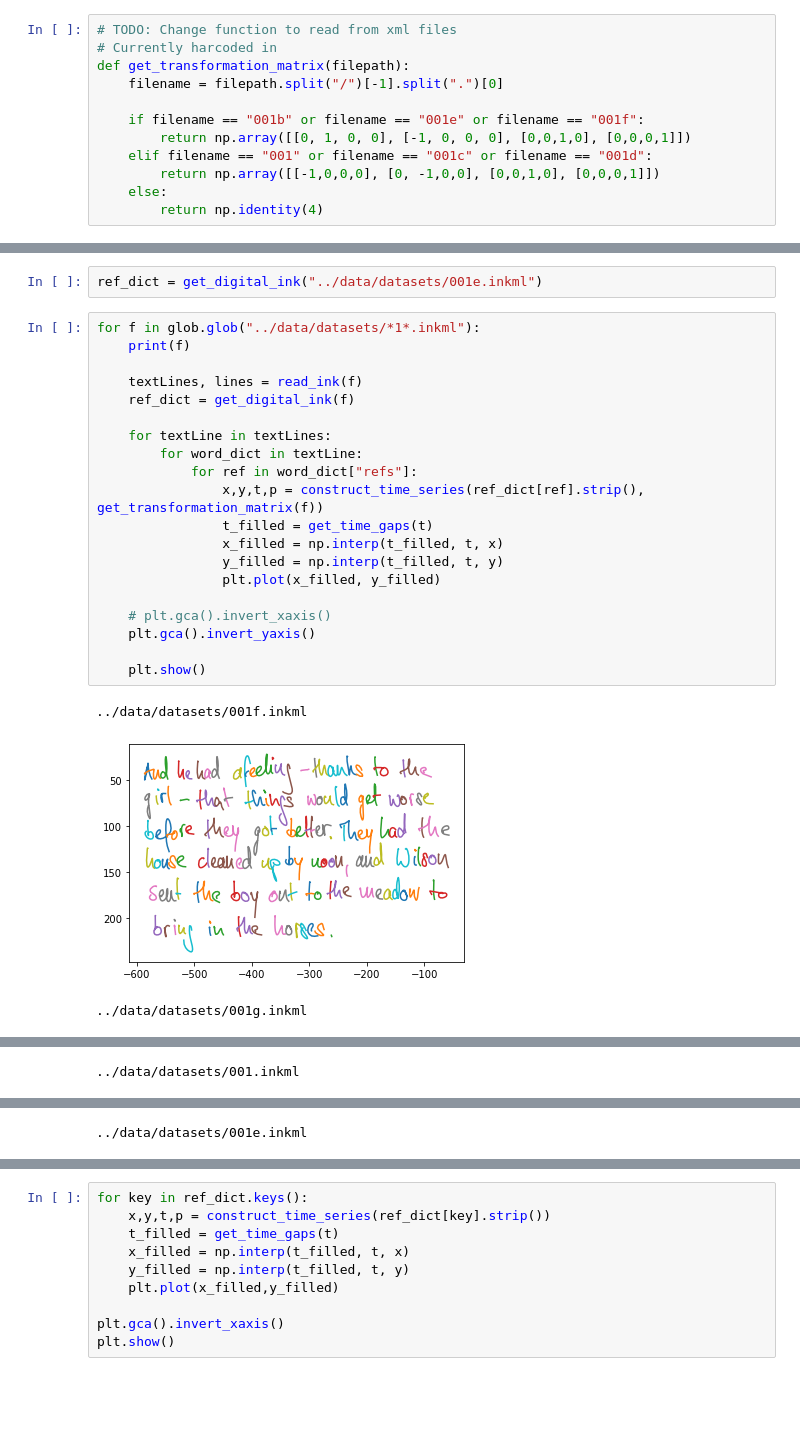
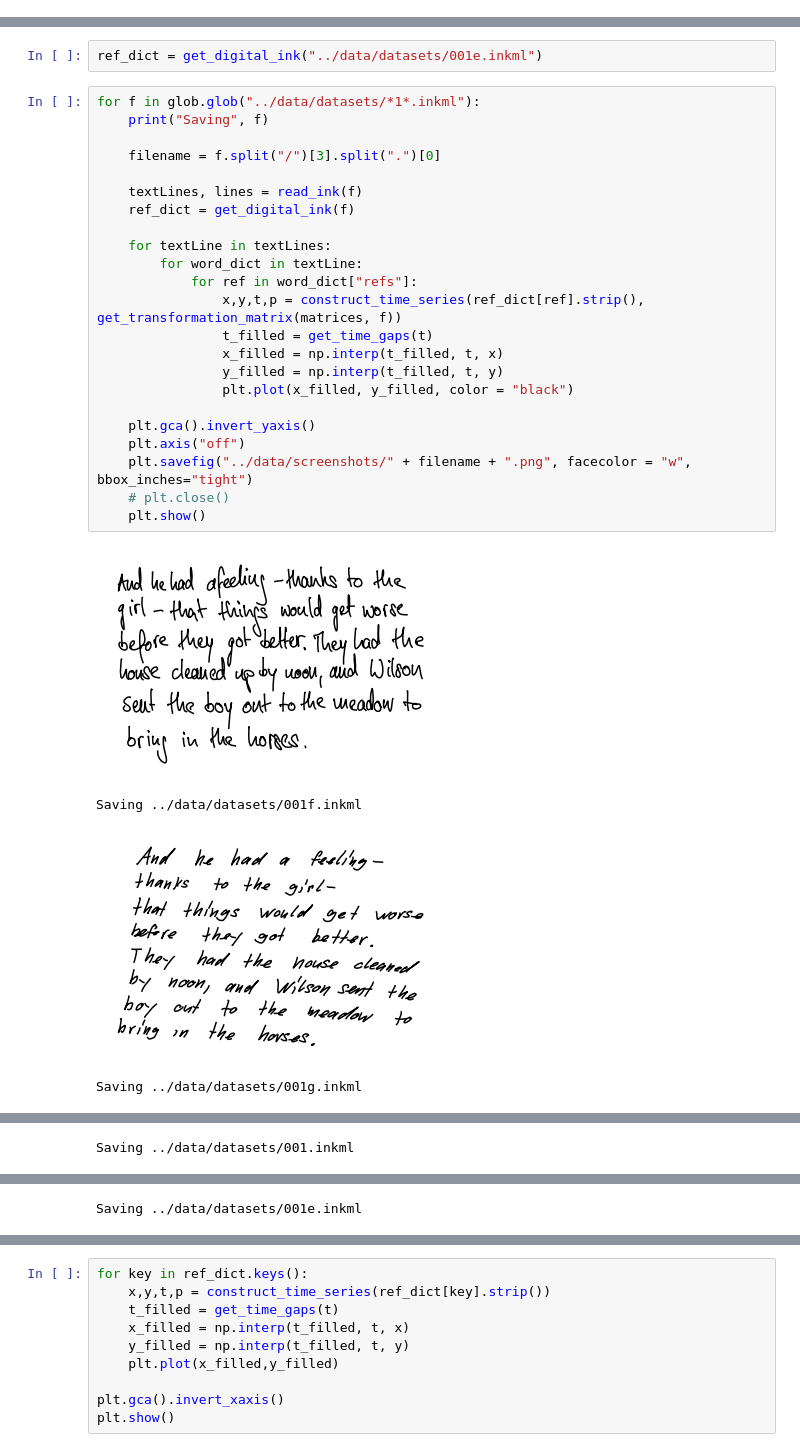
Before and after one commit to CustardTart32/digital-pen-backend, a Jupyter notebook: xml_parser/notebooks/read_xml.ipynb, the cells around one changed output, grey strips where cells are left out. Cells and saved outputs as stored; diff of their text form; blank space fills up the shorter version.

Commit message:
Matrices now generated from xml files and saved png files of ink samples

```diff
--- a/xml_parser/notebooks/read_xml.ipynb
+++ b/xml_parser/notebooks/read_xml.ipynb
@@ -215,14 +220,2 @@ def transform_time_series(time_series,matrix):
 
     return transformed_data[:,0], transformed_data[:,1], transformed_data[:,2], transformed_data[:,3]
-# %%
-# TODO: Change function to read from xml files
-# Currently harcoded in
-def get_transformation_matrix(filepath):
-    filename = filepath.split("/")[-1].split(".")[0]
-
-    if filename == "001b" or filename == "001e" or filename == "001f":
-        return np.array([[0, 1, 0, 0], [-1, 0, 0, 0], [0,0,1,0], [0,0,0,1]])
-    elif filename == "001" or filename == "001c" or filename == "001d":
-        return np.array([[-1,0,0,0], [0, -1,0,0], [0,0,1,0], [0,0,0,1]])
-    else:
-        return np.identity(4)
@@ -260,25 +293,29 @@ words_arr = read_ink("../data/datasets/001a.inkml")
 ref_dict = get_digital_ink("../data/datasets/001e.inkml")
 # %%
 for f in glob.glob("../data/datasets/*1*.inkml"):
-    print(f)
+    print("Saving", f)
+
+    filename = f.split("/")[3].split(".")[0]
 
     textLines, lines = read_ink(f)
     ref_dict = get_digital_ink(f)
 
     for textLine in textLines:
         for word_dict in textLine:
             for ref in word_dict["refs"]:
-                x,y,t,p = construct_time_series(ref_dict[ref].strip(), get_transformation_matrix(f))
+                x,y,t,p = construct_time_series(ref_dict[ref].strip(), get_transformation_matrix(matrices, f))
                 t_filled = get_time_gaps(t)
                 x_filled = np.interp(t_filled, t, x)
                 y_filled = np.interp(t_filled, t, y)
-                plt.plot(x_filled, y_filled)
+                plt.plot(x_filled, y_filled, color = "black")
 
-    # plt.gca().invert_xaxis()
     plt.gca().invert_yaxis()
-
+    plt.axis("off")
+    plt.savefig("../data/screenshots/" + filename + ".png", facecolor = "w", bbox_inches="tight")
+    # plt.close()
     plt.show()
 # %% [output]
+[figure, new version]
-../data/datasets/001f.inkml
+Saving ../data/datasets/001f.inkml
-[figure, old version]
+[figure, new version]
-../data/datasets/001g.inkml
+Saving ../data/datasets/001g.inkml
@@ -286 +323 @@ for f in glob.glob("../data/datasets/*1*.inkml"):
-../data/datasets/001.inkml
+Saving ../data/datasets/001.inkml
@@ -288 +325 @@ for f in glob.glob("../data/datasets/*1*.inkml"):
-../data/datasets/001e.inkml
+Saving ../data/datasets/001e.inkml
```
Also changed, not shown: parts of 3 cells of this notebook, 9 other files.
